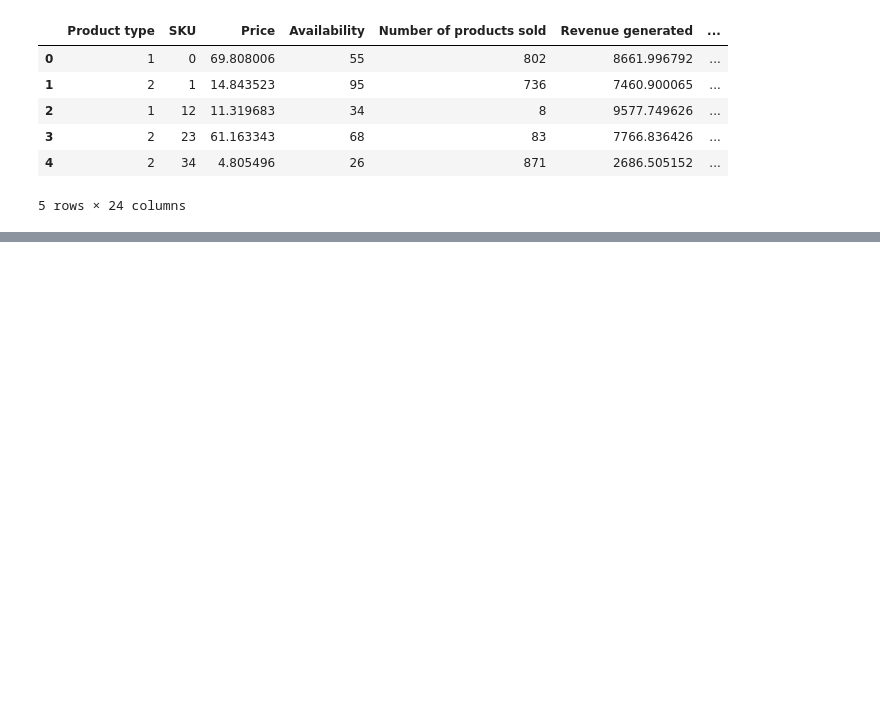
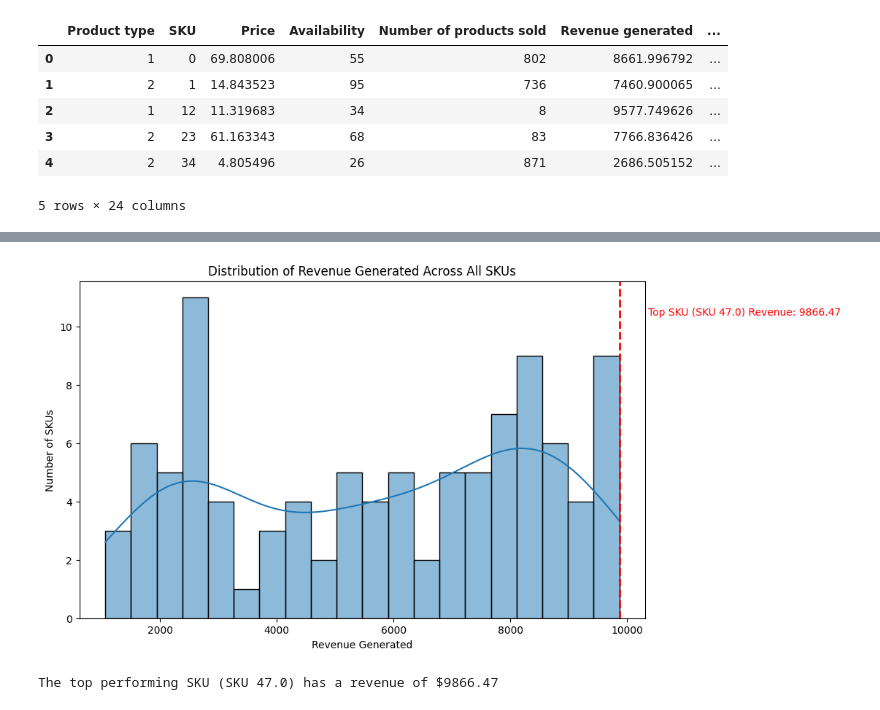
Before and after one commit to MuhammadTalha121/supply_chain_problem, a Jupyter notebook: supply_chain_analytics/notebooks/supply_chain_analytics.ipynb, the cells around one changed output, grey strips where cells are left out. Drawn from its saved outputs; the diff is of its cells as text; code cells hidden in the pictures; blank space fills up the shorter version.

Commit message:
add univariate analysis for Revenue Generated,

```diff
--- a/supply_chain_analytics/notebooks/supply_chain_analytics.ipynb
+++ b/supply_chain_analytics/notebooks/supply_chain_analytics.ipynb
@@ -109,16 +109,7 @@ import pickle
 le = LabelEncoder()
 copy_df = df.copy()
 for col in df[cat_col]:
-  copy_df[col] = le.fit_transform(df[col].drop(columns=''))
+  copy_df[col] = le.fit_transform(df[col])
 
 with open('/content/drive/MyDrive/supply_chain_analytics/preprocessors/sku_encoder.pkl', 'wb') as f:
   pickle.dump(le, f)
-# %%
-mean = copy_df.mean(axis=0)
-copy_df -= mean
-
-std = copy_df.std(axis=0)
-
-copy_df /= std
-
-copy_df.head()
@@ -164,0 +216,20 @@ copy_df.head()
+# %%
+plt.figure(figsize=(10, 6))
+sns.histplot(copy_df['Revenue generated'], bins=20, kde=True)
+plt.title('Distribution of Revenue Generated Across All SKUs')
+plt.xlabel('Revenue Generated')
+plt.ylabel('Number of SKUs')
+
+top_revenue_sku_data = copy_df.loc[copy_df['Revenue generated'].idxmax()]
+top_sku_index = top_revenue_sku_data['SKU']
+top_sku_revenue = top_revenue_sku_data['Revenue generated']
+
+plt.axvline(top_sku_revenue, color='red', linestyle='dashed', linewidth=2)
+min_ylim, max_ylim = plt.ylim()
+plt.text(top_sku_revenue*1.05, max_ylim*0.9, f'Top SKU (SKU {top_sku_index}) Revenue: {top_sku_revenue:.2f}', color='red')
+
+plt.show()
+print(f"The top performing SKU (SKU {top_sku_index}) has a revenue of ${top_sku_revenue:.2f}")
+# %% [output]
+[figure, added]
+The top performing SKU (SKU 47.0) has a revenue of $9866.47
```
Also changed, not shown: parts of 11 cells of this notebook.
